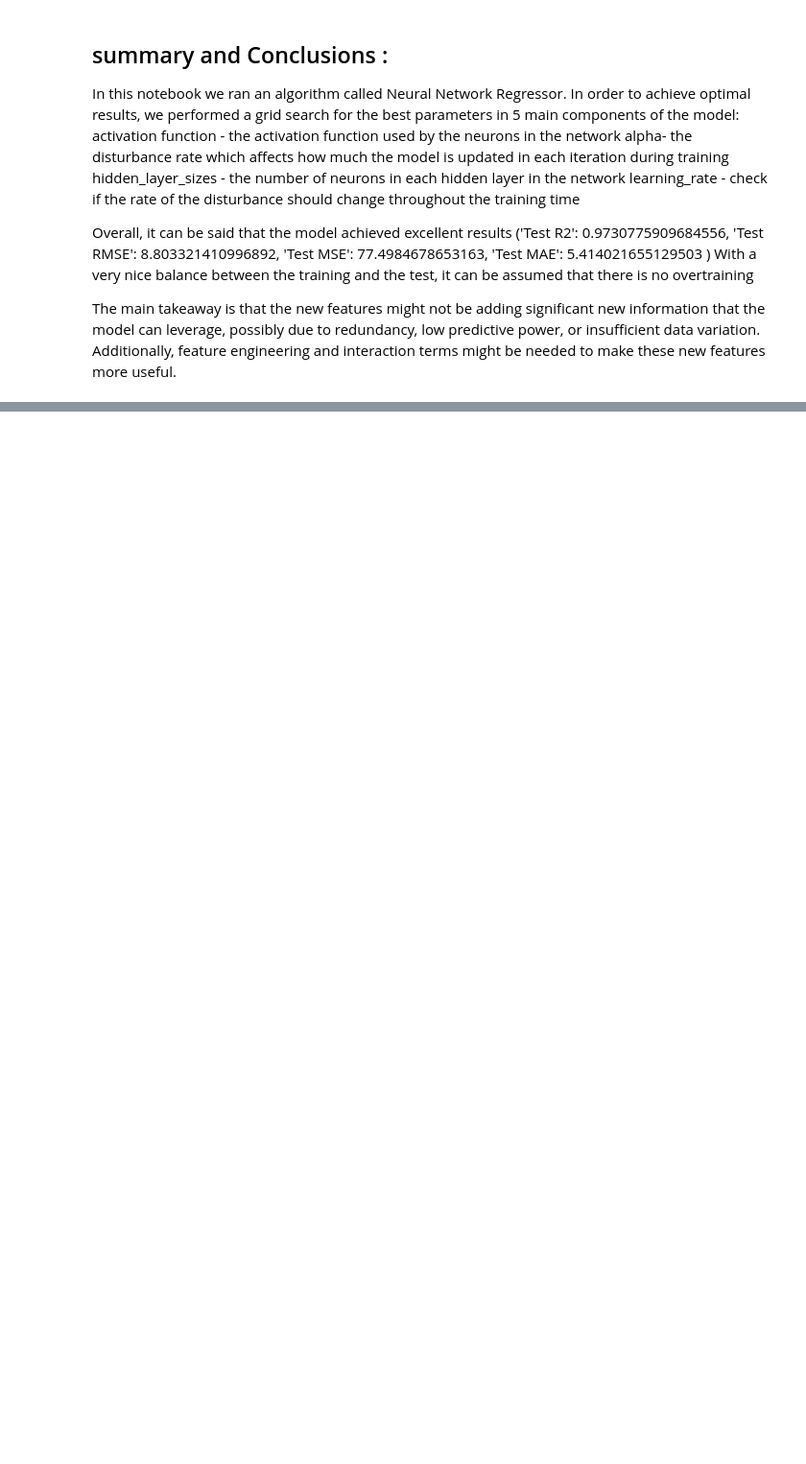
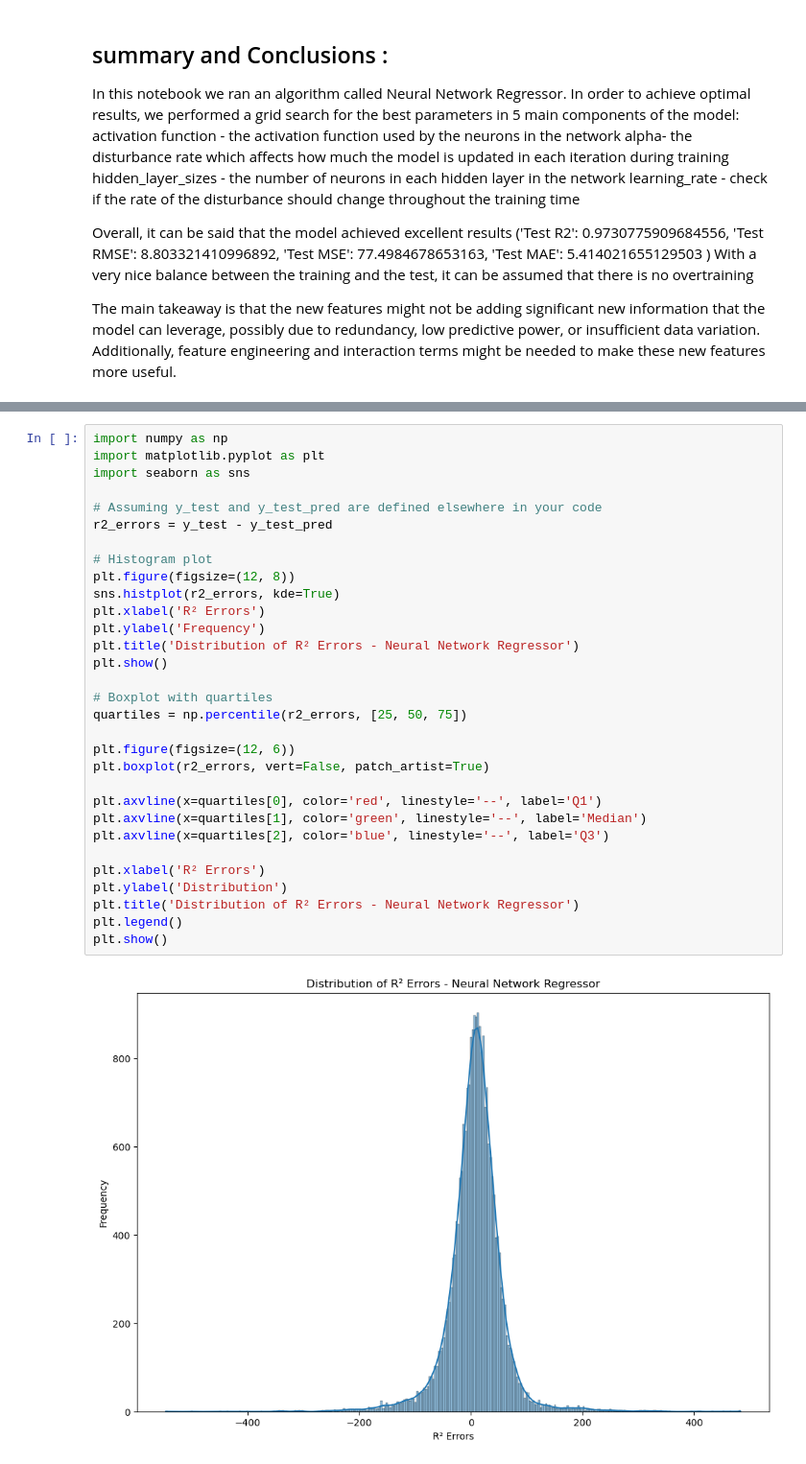
Before and after one commit to Omri5790/Data_Project, a Jupyter notebook: booking models/neural_network_regressor_predict.ipynb, the cells around one changed output, grey strips where cells are left out. Shown at 96% size. Drawn from its saved outputs; the diff is of its cells as text; blank space fills up the shorter version.

```diff
--- a/booking models/neural_network_regressor_predict.ipynb
+++ b/booking models/neural_network_regressor_predict.ipynb
@@ -281,0 +614,33 @@ The main takeaway is that the new features might not be adding significant new i
+# %%
+import numpy as np
+import matplotlib.pyplot as plt
+import seaborn as sns
+
+# Assuming y_test and y_test_pred are defined elsewhere in your code
+r2_errors = y_test - y_test_pred
+
+# Histogram plot
+plt.figure(figsize=(12, 8))
+sns.histplot(r2_errors, kde=True)
+plt.xlabel('R² Errors')
+plt.ylabel('Frequency')
+plt.title('Distribution of R² Errors - Neural Network Regressor')
+plt.show()
+
+# Boxplot with quartiles
+quartiles = np.percentile(r2_errors, [25, 50, 75])
+
+plt.figure(figsize=(12, 6))
+plt.boxplot(r2_errors, vert=False, patch_artist=True)
+
+plt.axvline(x=quartiles[0], color='red', linestyle='--', label='Q1')
+plt.axvline(x=quartiles[1], color='green', linestyle='--', label='Median')
+plt.axvline(x=quartiles[2], color='blue', linestyle='--', label='Q3')
+
+plt.xlabel('R² Errors')
+plt.ylabel('Distribution')
+plt.title('Distribution of R² Errors - Neural Network Regressor')
+plt.legend()
+plt.show()
+# %% [output]
+[figure, added]
```
Also changed, not shown: parts of 9 cells of this notebook, 1 other file.
